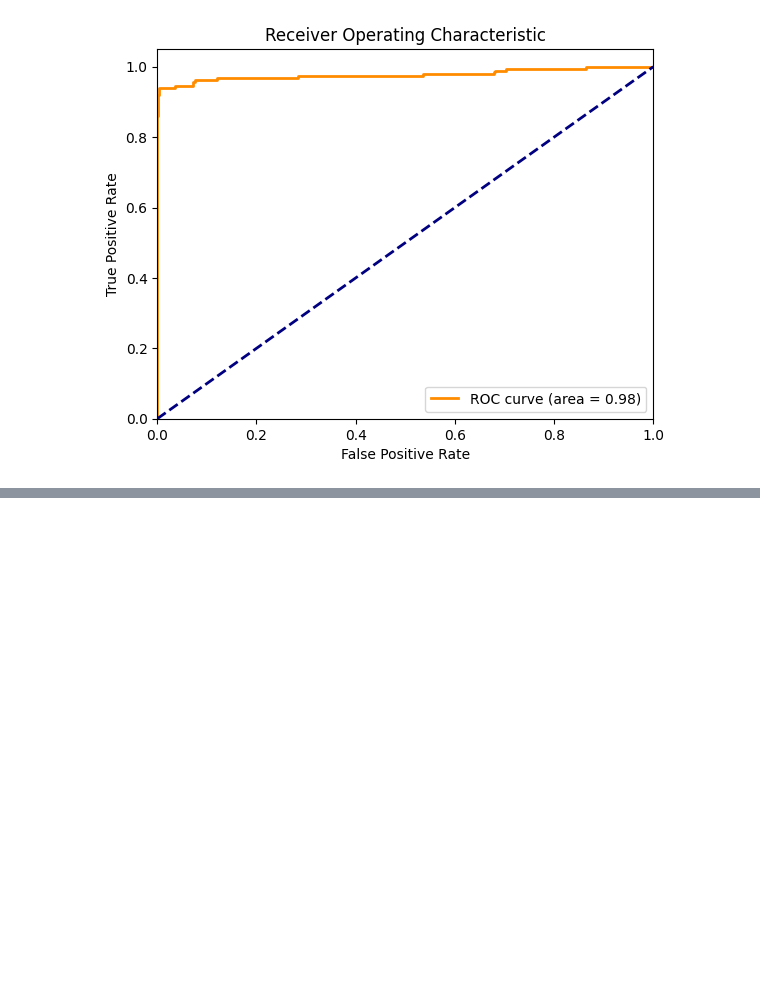
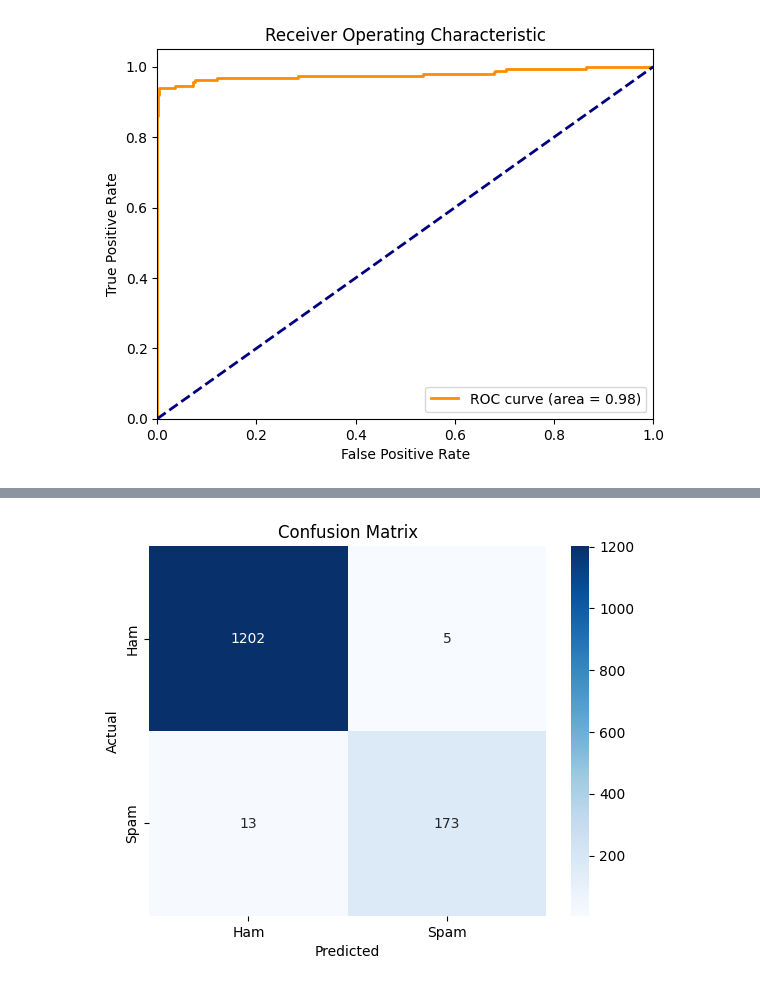
Before and after one commit to anahom20/spam-email-detection, a Jupyter notebook: Spam Detection Model.ipynb, the cells around one changed output, grey strips where cells are left out. Cells and saved outputs as stored; diff of their text form; code cells hidden in the pictures; blank space fills up the shorter version.

```diff
--- a/Spam Detection Model.ipynb
+++ b/Spam Detection Model.ipynb
@@ -251,0 +302,12 @@ plt.show()
+# %%
+# visualization: confusion matrix
+
+import seaborn as sns
+
+sns.heatmap(confusion_matrix(y_test, y_pred), annot=True, fmt='d', cmap='Blues', xticklabels=['Ham', 'Spam'], yticklabels=['Ham', 'Spam'])
+plt.xlabel('Predicted')
+plt.ylabel('Actual')
+plt.title('Confusion Matrix')
+plt.show()
+# %% [output]
+[figure, added]
```
Also changed, not shown: parts of 4 cells of this notebook.
